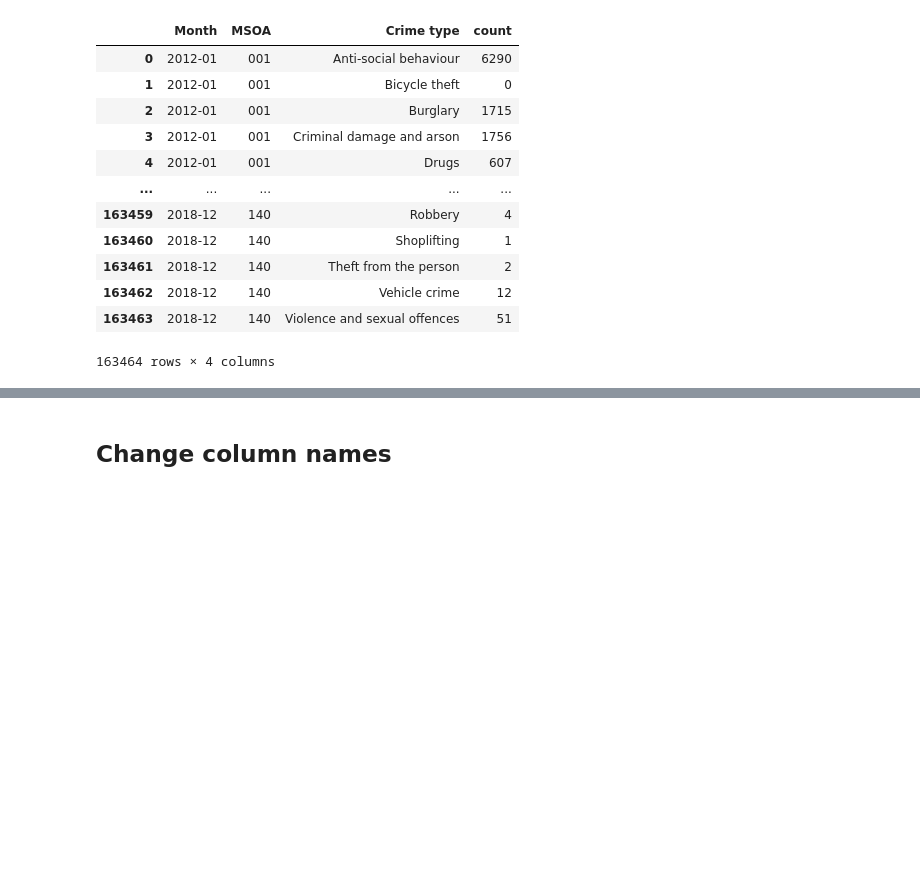
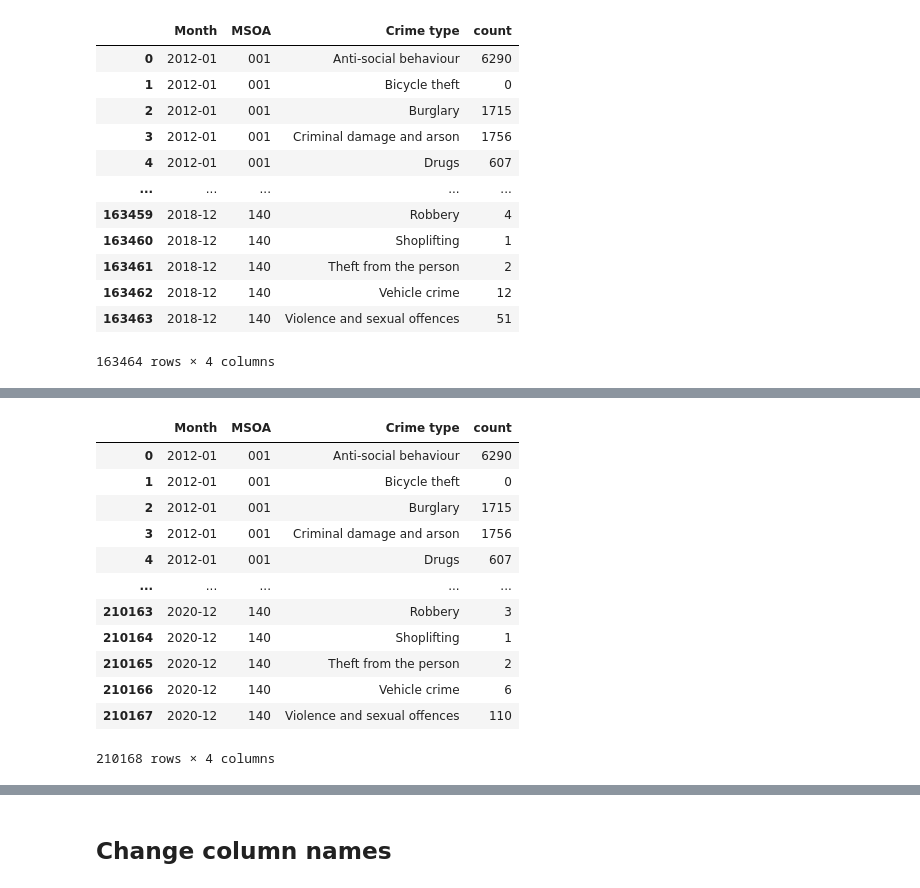
Before and after one commit to njitsh/Data-Challenge-2, a Jupyter notebook: Pre-processing_data.ipynb, the cells around one changed output, grey strips where cells are left out. Saved outputs shown, nothing was run; the diff lists cells and outputs as text; code cells hidden in the pictures; blank space fills up the shorter version.

```diff
--- a/Pre-processing_data.ipynb
+++ b/Pre-processing_data.ipynb
@@ -161 +161,4 @@ testSetNoCovid['Crime type'] = trainSet['Crime type'].replace('Public disorder a
+# %%
+trainSetWithNoCovid['Crime type'] = trainSetWithNoCovid['Crime type'].replace('Violent crime', 'Violence and sexual offences')
+trainSetWithNoCovid['Crime type'] = trainSetWithNoCovid['Crime type'].replace('Public disorder and weapons','Other crime')
 # %%
@@ -164,6 +167,3 @@ testSetCovid['Crime type'] = trainSet['Crime type'].replace('Public disorder and
-# %%
-trainSetWithNoCovid['Crime type'] = trainSet['Crime type'].replace('Violent crime', 'Violence and sexual offences')
-trainSetWithNoCovid['Crime type'] = trainSet['Crime type'].replace('Public disorder and weapons','Other crime')
 # %% [markdown]
 ## Count crime type per MSOA per month
 # %%
@@ -202,4 +202,21 @@ testSetNoCovidCount
 46704 rows × 4 columns
+# %%
+trainSetWithNoCovidCount = countMSOA(trainSetWithNoCovid)
+trainSetWithNoCovidCount
+# %% [output]
+|  | Month | MSOA | Crime type | count |
+| 0 | 2012-01 | 001 | Anti-social behaviour | 6290 |
+| 1 | 2012-01 | 001 | Bicycle theft | 0 |
+| 2 | 2012-01 | 001 | Burglary | 1715 |
+| 3 | 2012-01 | 001 | Criminal damage and arson | 1756 |
+| 4 | 2012-01 | 001 | Drugs | 607 |
+| ... | ... | ... | ... | ... |
+| 210163 | 2020-12 | 140 | Robbery | 3 |
+| 210164 | 2020-12 | 140 | Shoplifting | 1 |
+| 210165 | 2020-12 | 140 | Theft from the person | 2 |
+| 210166 | 2020-12 | 140 | Vehicle crime | 6 |
+| 210167 | 2020-12 | 140 | Violence and sexual offences | 110 |
+210168 rows × 4 columns
 # %%
 testSetCovidCount = countMSOA(testSetCovid)
 testSetCovidCount
```
Also changed, not shown: parts of 16 cells of this notebook, 4 other files.
